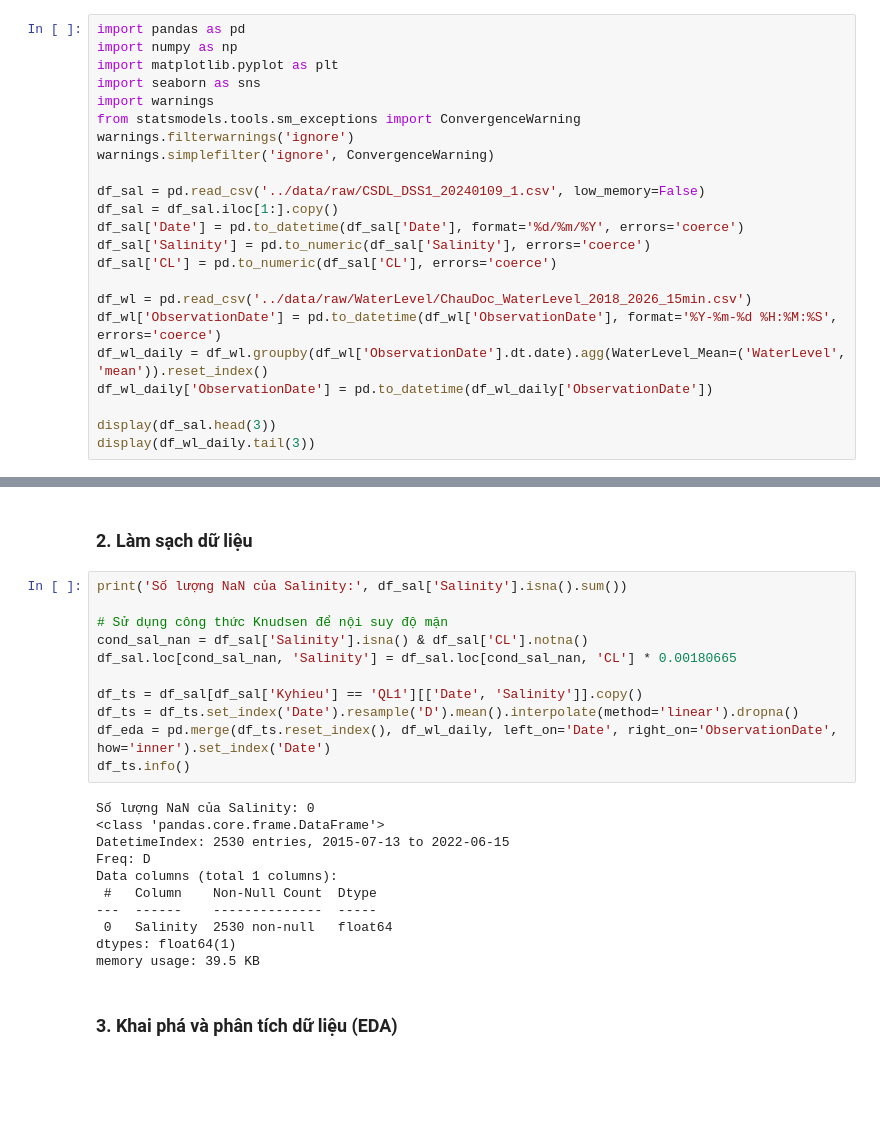
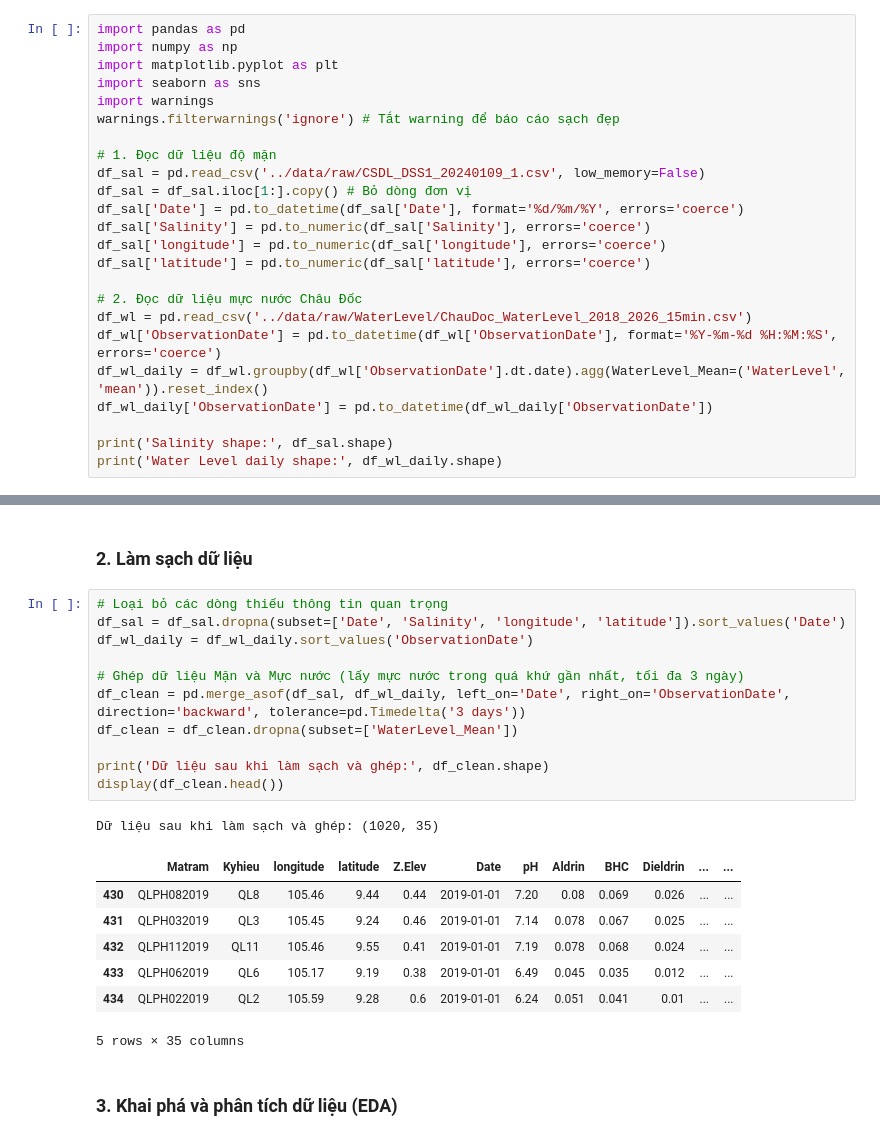
Before and after one commit to HideoTakayan/PTDL-Python, a Jupyter notebook: notebooks/BTL.ipynb, the cells around one changed output, grey strips where cells are left out. Cells and saved outputs as stored; diff of their text form; blank space fills up the shorter version.

```diff
--- a/notebooks/BTL.ipynb
+++ b/notebooks/BTL.ipynb
@@ -9,21 +10,22 @@ import numpy as np
 import matplotlib.pyplot as plt
 import seaborn as sns
 import warnings
-from statsmodels.tools.sm_exceptions import ConvergenceWarning
-warnings.filterwarnings('ignore')
-warnings.simplefilter('ignore', ConvergenceWarning)
+warnings.filterwarnings('ignore') # Tắt warning để báo cáo sạch đẹp
 
+# 1. Đọc dữ liệu độ mặn
 df_sal = pd.read_csv('../data/raw/CSDL_DSS1_20240109_1.csv', low_memory=False)
-df_sal = df_sal.iloc[1:].copy()
+df_sal = df_sal.iloc[1:].copy() # Bỏ dòng đơn vị
 df_sal['Date'] = pd.to_datetime(df_sal['Date'], format='%d/%m/%Y', errors='coerce')
 df_sal['Salinity'] = pd.to_numeric(df_sal['Salinity'], errors='coerce')
-df_sal['CL'] = pd.to_numeric(df_sal['CL'], errors='coerce')
+df_sal['longitude'] = pd.to_numeric(df_sal['longitude'], errors='coerce')
+df_sal['latitude'] = pd.to_numeric(df_sal['latitude'], errors='coerce')
 
+# 2. Đọc dữ liệu mực nước Châu Đốc
 df_wl = pd.read_csv('../data/raw/WaterLevel/ChauDoc_WaterLevel_2018_2026_15min.csv')
 df_wl['ObservationDate'] = pd.to_datetime(df_wl['ObservationDate'], format='%Y-%m-%d %H:%M:%S', errors='coerce')
 df_wl_daily = df_wl.groupby(df_wl['ObservationDate'].dt.date).agg(WaterLevel_Mean=('WaterLevel', 'mean')).reset_index()
 df_wl_daily['ObservationDate'] = pd.to_datetime(df_wl_daily['ObservationDate'])
 
-display(df_sal.head(3))
-display(df_wl_daily.tail(3))
+print('Salinity shape:', df_sal.shape)
+print('Water Level daily shape:', df_wl_daily.shape)
 # %% [output]
@@ -39,26 +34,24 @@ display(df_wl_daily.tail(3))
 # %% [markdown]
 ### 2. Làm sạch dữ liệu
-# %%
-print('Số lượng NaN của Salinity:', df_sal['Salinity'].isna().sum())
-
-# Sử dụng công thức Knudsen để nội suy độ mặn
-cond_sal_nan = df_sal['Salinity'].isna() & df_sal['CL'].notna()
-df_sal.loc[cond_sal_nan, 'Salinity'] = df_sal.loc[cond_sal_nan, 'CL'] * 0.00180665
-
-df_ts = df_sal[df_sal['Kyhieu'] == 'QL1'][['Date', 'Salinity']].copy()
-df_ts = df_ts.set_index('Date').resample('D').mean().interpolate(method='linear').dropna()
-df_eda = pd.merge(df_ts.reset_index(), df_wl_daily, left_on='Date', right_on='ObservationDate', how='inner').set_index('Date')
-df_ts.info()
-# %% [output]
-Số lượng NaN của Salinity: 0
-<class 'pandas.core.frame.DataFrame'>
-DatetimeIndex: 2530 entries, 2015-07-13 to 2022-06-15
-Freq: D
-Data columns (total 1 columns):
- #   Column    Non-Null Count  Dtype
----  ------    --------------  -----
- 0   Salinity  2530 non-null   float64
-dtypes: float64(1)
-memory usage: 39.5 KB
+# %%
+# Loại bỏ các dòng thiếu thông tin quan trọng
+df_sal = df_sal.dropna(subset=['Date', 'Salinity', 'longitude', 'latitude']).sort_values('Date')
+df_wl_daily = df_wl_daily.sort_values('ObservationDate')
+
+# Ghép dữ liệu Mặn và Mực nước (lấy mực nước trong quá khứ gần nhất, tối đa 3 ngày)
+df_clean = pd.merge_asof(df_sal, df_wl_daily, left_on='Date', right_on='ObservationDate', direction='backward', tolerance=pd.Timedelta('3 days'))
+df_clean = df_clean.dropna(subset=['WaterLevel_Mean'])
+
+print('Dữ liệu sau khi làm sạch và ghép:', df_clean.shape)
+display(df_clean.head())
+# %% [output]
+Dữ liệu sau khi làm sạch và ghép: (1020, 35)
+|  | Matram | Kyhieu | longitude | latitude | Z.Elev | Date | pH | Aldrin | BHC | Dieldrin | ... | ... |
+| 430 | QLPH082019 | QL8 | 105.46 | 9.44 | 0.44 | 2019-01-01 | 7.20 | 0.08 | 0.069 | 0.026 | ... | ... |
+| 431 | QLPH032019 | QL3 | 105.45 | 9.24 | 0.46 | 2019-01-01 | 7.14 | 0.078 | 0.067 | 0.025 | ... | ... |
+| 432 | QLPH112019 | QL11 | 105.46 | 9.55 | 0.41 | 2019-01-01 | 7.19 | 0.078 | 0.068 | 0.024 | ... | ... |
+| 433 | QLPH062019 | QL6 | 105.17 | 9.19 | 0.38 | 2019-01-01 | 6.49 | 0.045 | 0.035 | 0.012 | ... | ... |
+| 434 | QLPH022019 | QL2 | 105.59 | 9.28 | 0.6 | 2019-01-01 | 6.24 | 0.051 | 0.041 | 0.01 | ... | ... |
+5 rows × 35 columns
 # %% [markdown]
 ### 3. Khai phá và phân tích dữ liệu (EDA)
```
Also changed, not shown: parts of 22 cells of this notebook, 1 other file.
